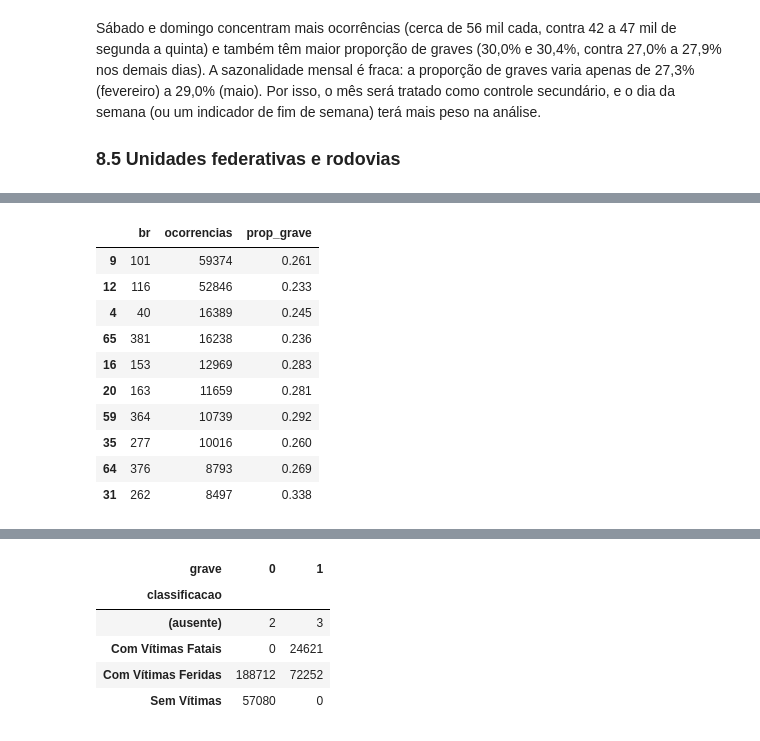
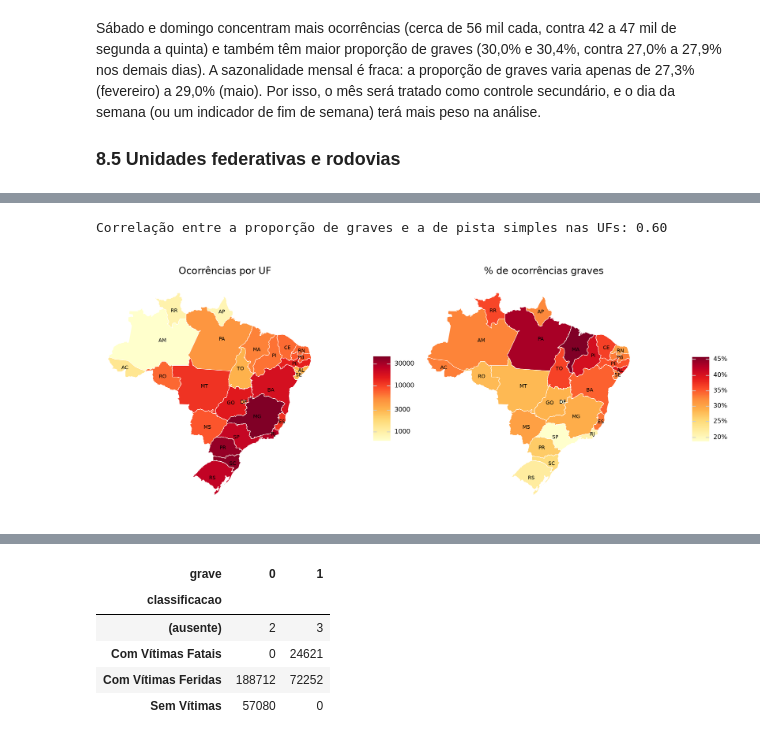
Before and after one commit to MaluSevilha/analise-acidentes-prf, a Jupyter notebook: relatorio.ipynb, the cells around one changed output, grey strips where cells are left out. Drawn from its saved outputs; the diff is of its cells as text; code cells hidden in the pictures.

Commit message:
inicial: atualizando a entrega inicial

```diff
--- a/relatorio.ipynb
+++ b/relatorio.ipynb
@@ -402,18 +374,38 @@ Correlação entre a proporção de graves e a de pista simples nas UFs: 0.60
-# %%
-(base.groupby("br", as_index = False)
-     .agg(ocorrencias = ("id", "size"), prop_grave = ("grave", "mean"))
-     .sort_values("ocorrencias", ascending = False)
-     .head(10)
-     .round(3))
-# %% [output]
-|  | br | ocorrencias | prop_grave |
-| 9 | 101 | 59374 | 0.261 |
-| 12 | 116 | 52846 | 0.233 |
-| 4 | 40 | 16389 | 0.245 |
-| 65 | 381 | 16238 | 0.236 |
-| 16 | 153 | 12969 | 0.283 |
-| 20 | 163 | 11659 | 0.281 |
-| 59 | 364 | 10739 | 0.292 |
-| 35 | 277 | 10016 | 0.260 |
-| 64 | 376 | 8793 | 0.269 |
-| 31 | 262 | 8497 | 0.338 |
+# %%
+import geobr
+
+regioes = {"Norte": ["AC", "AM", "AP", "PA", "RO", "RR", "TO"],
+           "Nordeste": ["AL", "BA", "CE", "MA", "PB", "PE", "PI", "RN", "SE"],
+           "Centro-Oeste": ["DF", "GO", "MS", "MT"],
+           "Sudeste": ["ES", "MG", "RJ", "SP"],
+           "Sul": ["PR", "RS", "SC"]}
+regiao_da_uf = {uf: regiao for regiao, ufs in regioes.items() for uf in ufs}
+
+por_uf = (base.assign(pista_simples = lambda _: _.tipo_pista == "Simples",
+                      regiao = lambda _: _.uf.map(regiao_da_uf))
+              .groupby(["uf", "regiao"], as_index = False)
+              .agg(ocorrencias = ("id", "size"), prop_grave = ("grave", "mean"),
+                   prop_simples = ("pista_simples", "mean")))
+
+print(f"Correlação entre a proporção de graves e a de pista simples nas UFs: {por_uf.prop_grave.corr(por_uf.prop_simples):.2f}")
+
+estados = geobr.read_state(year=2020)
+mapa = estados.merge(por_uf, left_on="abbrev_state", right_on="uf")
+ponto = mapa.representative_point()  # posição dos rótulos das UFs
+mapa["x"], mapa["y"] = ponto.x, ponto.y
+
+def mapa_uf(coluna, titulo, escala):
+    return (ggplot(mapa, aes(x="x", y="y")) +
+            geom_map(aes(fill=coluna), color="white", size=0.3) +
+            geom_text(aes(label="uf"), size=7) +
+            escala +
+            coord_fixed() +
+            labs(title=titulo, fill="") +
+            theme_void())
+
+(mapa_uf("ocorrencias", "Ocorrências por UF", scale_fill_cmap("YlOrRd", trans="log10")) |
+ mapa_uf("prop_grave", "% de ocorrências graves", scale_fill_cmap("YlOrRd", labels=percent_format()))
+) & theme(figure_size=(12, 5))
+# %% [output]
+Correlação entre a proporção de graves e a de pista simples nas UFs: 0.60
+[figure, added]
```
Also changed, not shown: parts of 9 cells of this notebook, 1 other file.
